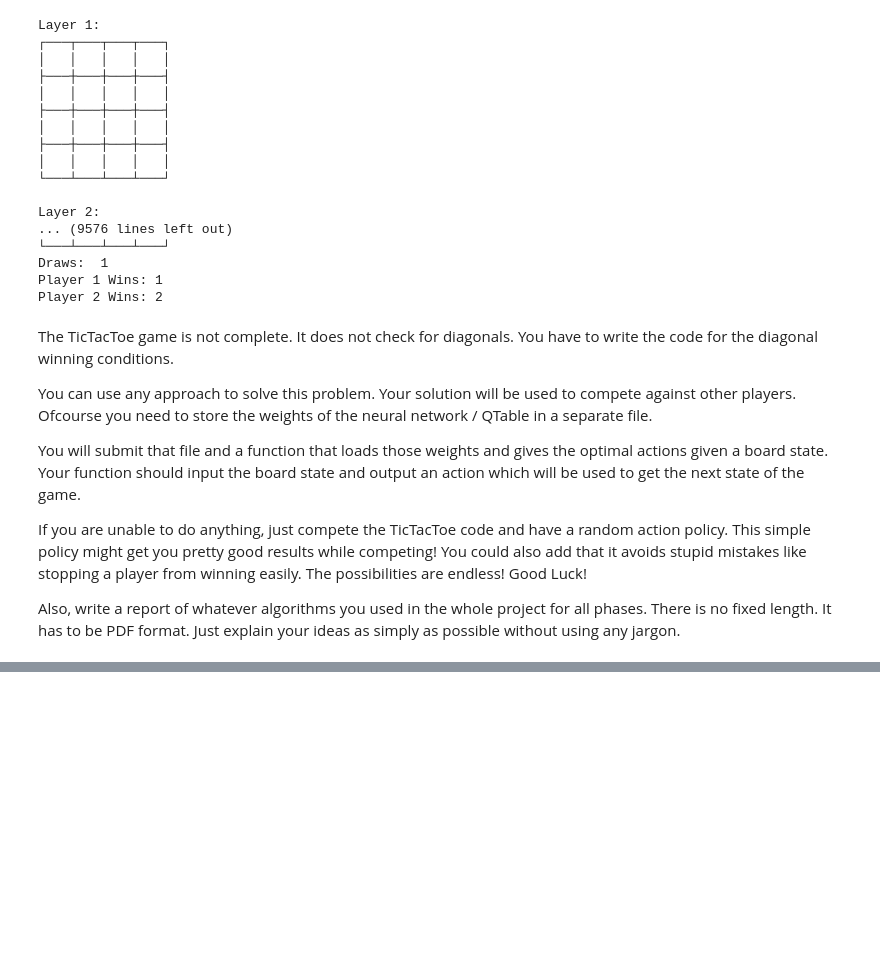
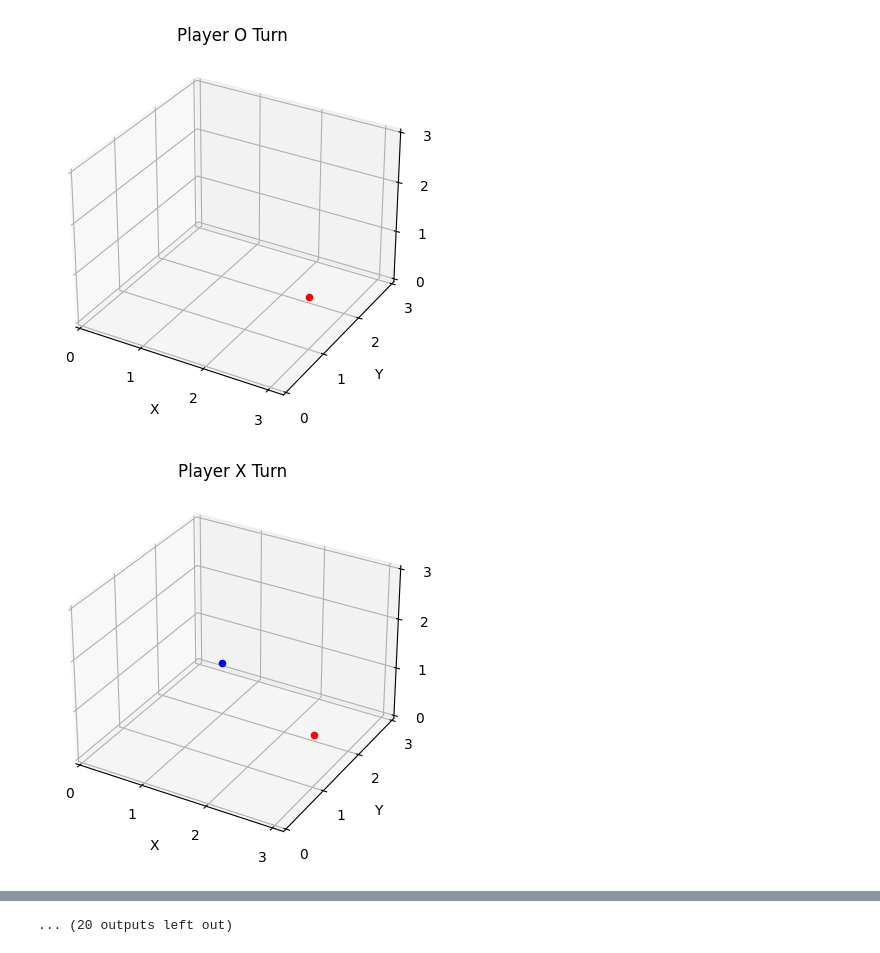
Before and after one commit to mahen2-cmd/Final-Project-DPRL, a Jupyter notebook: tictactoe_3d.ipynb, the cells around one changed output, grey strips where cells are left out. Drawn from its saved outputs; the diff is of its cells as text; code cells hidden in the pictures; blank space fills up the shorter version.

```diff
--- a/tictactoe_3d.ipynb
+++ b/tictactoe_3d.ipynb
@@ -105,24 +278,24 @@ def policy_player2(board):
 # %%
-def play_one_game(policy_player1, policy_player2):
-    tictactoe = TicTacToe4x4x4()
+def play_one_game(policy_player1, policy_player2, render_mode="computer"):
+    env = TicTacToe4x4x4(render_mode)
 
     terminated = 0
-    board = [[[" " for _ in range(4)] for _ in range(4)] for _ in range(4)]
+    observation = [[[" " for _ in range(4)] for _ in range(4)] for _ in range(4)]
+    reward = 0
+    player_turn = "X"
 
-    for i in range(32):
-        for turn in [-1, 1]:
-            action = 0
-            if turn == -1:
-                action = policy_player1(board)
-            else:
-                action = policy_player2(board)
+    while not terminated:
 
-            board, player, terminated, reward = tictactoe.step(action)
+        action_space = env.get_action_space()
 
-            # Uncomment this if you want to see the board
-            tictactoe.print_board()
+        if player_turn == "X":
+            action = policy_player1(observation, action_space)
+        else:
+            action = policy_player2(observation, action_space)
 
-            if terminated:
-                break
+        observation, reward, terminated, player_turn = env.step(action)
 
-    return -1 * reward  # This is the player who won
+
+
+
+    return reward  # This is the player who won
@@ -158,33 +302,5 @@ def run_alternating_games(games=10):
-# %%
-results = run_alternating_games(2)
-print("Draws: ", results.count(0))
-print("Player 1 Wins:", results.count(1))
-print("Player 2 Wins:", results.count(2))
-# %% [output]
-Layer 1:
-┌───┬───┬───┬───┐
-│   │   │   │   │
-├───┼───┼───┼───┤
-│   │   │   │   │
-├───┼───┼───┼───┤
-│   │   │   │   │
-├───┼───┼───┼───┤
-│   │   │   │   │
-└───┴───┴───┴───┘
-
-Layer 2:
-... (9576 lines left out)
-└───┴───┴───┴───┘
-Draws:  1
-Player 1 Wins: 1
-Player 2 Wins: 2
-# %% [markdown]
-The TicTacToe game is not complete. It does not check for diagonals. You have to write the code for the diagonal winning conditions.
-
-You can use any approach to solve this problem. Your solution will be used to compete against other players. Ofcourse you need to store the weights of the neural network / QTable in a separate file.
-
-You will submit that file and a function that loads those weights and gives the optimal actions given a board state. Your function should input the board state and output an action which will be used to get the next state of the game.
-
-If you are unable to do anything, just compete the TicTacToe code and have a random action policy. This simple policy might get you pretty good results while competing! You could also add that it avoids stupid mistakes like stopping a player from winning easily. The possibilities are endless! Good Luck!
-
-Also, write a report of whatever algorithms you used in the whole project for all phases. There is no fixed length. It has to be PDF format. Just explain your ideas as simply as possible without using any jargon.
+# %%
+play_one_game(policy_player1, policy_player2, render_mode="human")
+# %% [output]
+[figure, added]
+[figure, added]
@@ -190,0 +317 @@ Also, write a report of whatever algorithms you used in the whole project for al
+... (20 outputs left out)
```
Also changed, not shown: parts of 11 cells of this notebook.
